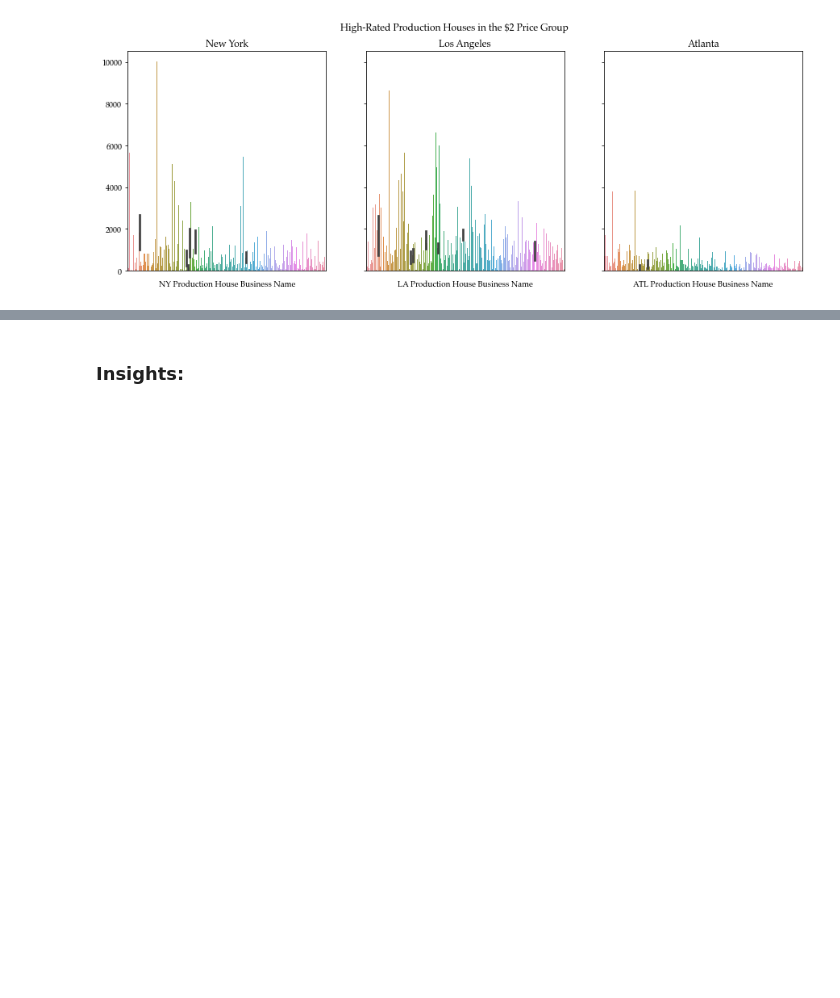
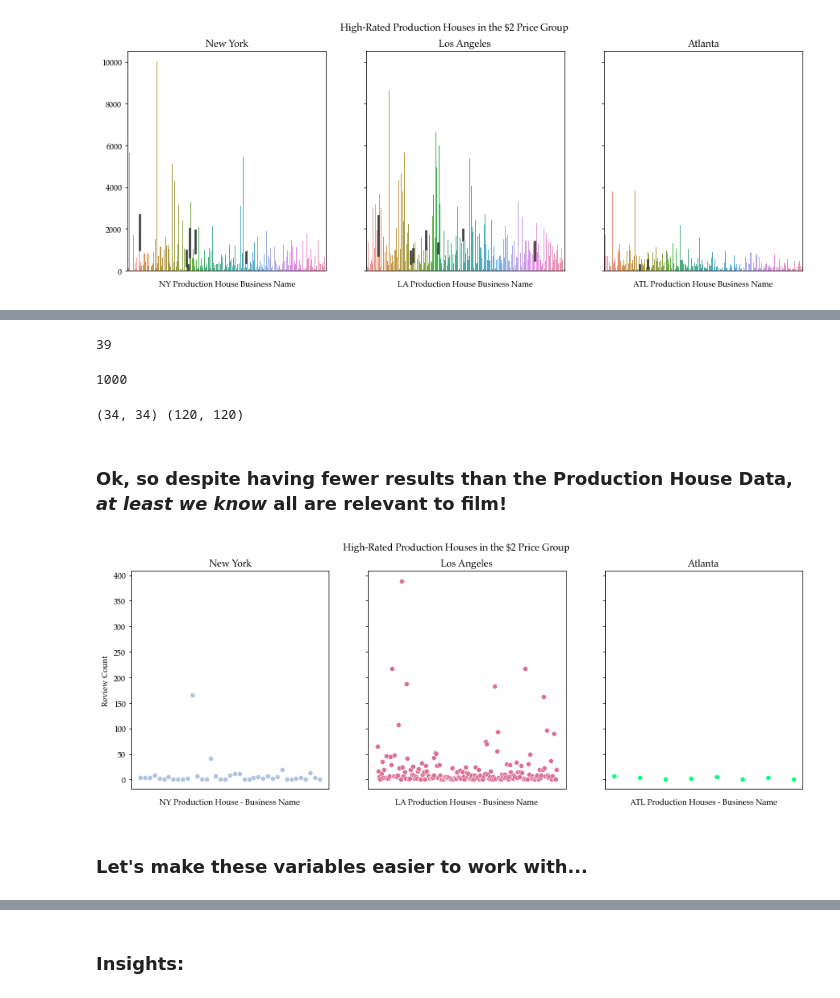
Before and after one commit to mike-flanagan/Yelp_Jake_Mike_Phase_1, a Jupyter notebook: Visualization_Analysis_Mike_Merge_Safe.ipynb, the cells around one changed output, grey strips where cells are left out. Saved outputs shown, nothing was run; the diff lists cells and outputs as text; code cells hidden in the pictures; blank space fills up the shorter version.

```diff
--- a/Visualization_Analysis_Mike_Merge_Safe.ipynb
+++ b/Visualization_Analysis_Mike_Merge_Safe.ipynb
@@ -495,0 +464,53 @@ g3.set_xlabel('ATL Production House Business Name');
+# %%
+len(df_prod_ny[df_prod_ny['Categories'].str.contains('film')]) # 39...
+# %% [output]
+39
+# %%
+len(df_prod_ny) # 1000... THATS A LOT OF NON-FILM RELATED NONSENSE
+# %% [output]
+1000
+# %%
+len(df_fer_ny['Categories'].str.contains('film')) # 34...
+len(df_fer_ny)                                    # also 34
+
+len(df_fer_la['Categories'].str.contains('film')) # 120...
+len(df_fer_la)                                    # also 120
+
+print((len(df_fer_ny['Categories'].str.contains('film')), len(df_fer_ny)), (len(df_fer_la['Categories'].str.contains('film')), len(df_fer_la)))
+# %% [output]
+(34, 34) (120, 120)
+# %% [markdown]
+### Ok, so despite having fewer results than the Production House Data, *at least we know* all are relevant to film!
+# %%
+fig, ax = plt.subplots(1, 3, figsize=(15, 5), sharey=True)
+fig.suptitle('High-Rated Production Houses in the $2 Price Group')
+
+# NY
+g1 = sns.scatterplot(ax=ax[0], x = df_prod_ny[df_prod_ny['Categories'].str.contains('film')]['Name'], y = df_prod_ny[df_prod_ny['Categories'].str.contains('film')]['Review Count'].values, color = 'lightsteelblue')
+ax[0].set_title('New York')
+
+# LA
+g2 = sns.scatterplot(ax=ax[1], x = df_prod_la[df_prod_la['Categories'].str.contains('film')]['Name'], y = df_prod_la[df_prod_la['Categories'].str.contains('film')]['Review Count'].values, color = 'palevioletred')
+ax[1].set_title('Los Angeles')
+
+# ATL
+g3 = sns.scatterplot(ax=ax[2], x = df_prod_ga[df_prod_ga['Categories'].str.contains('film')]['Name'], y = df_prod_ga[df_prod_ga['Categories'].str.contains('film')]['Review Count'].values, color = 'springgreen')
+ax[2].set_title('Atlanta')
+
+g1.set(xticklabels=[])
+g2.set(xticklabels=[])
+g3.set(xticklabels=[])
+g1.set_xlabel('NY Production House - Business Name')
+g2.set_xlabel('LA Production Houses - Business Name')
+g3.set_xlabel('ATL Production Houses - Business Name')
+g1.set_ylabel('Review Count')
+# ax[2].set_ylabel('Review Count') # These don't seem to do nothin', unfortunately
+# g3.set_ylabel('Review Count')
+
+g1.tick_params(bottom=False)
+g2.tick_params(bottom=False)
+g3.tick_params(bottom=False);
+# %% [output]
+[figure, added]
+# %% [markdown]
+### Let's make these variables easier to work with...
```
Also changed, not shown: parts of 25 cells of this notebook, 1 other file.
